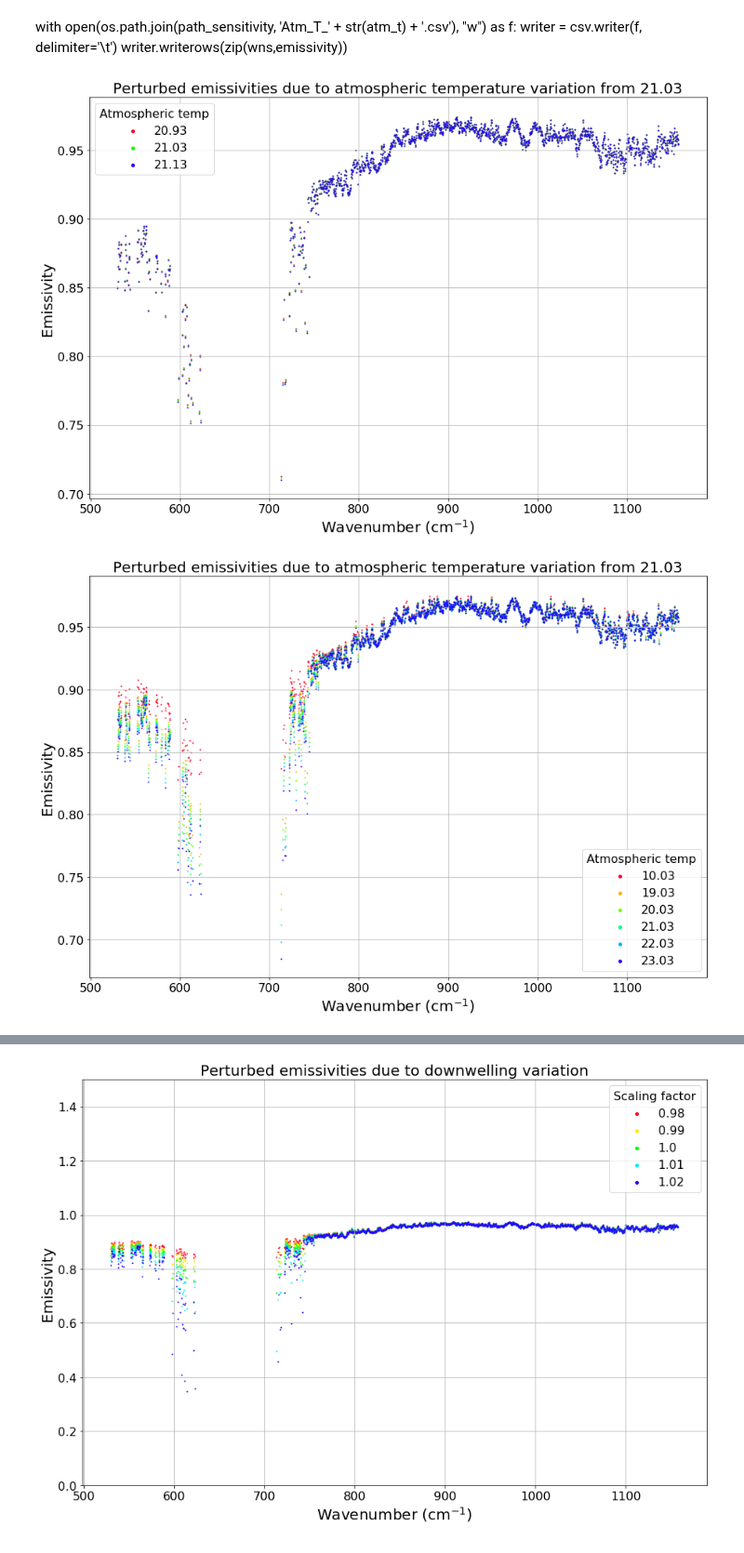
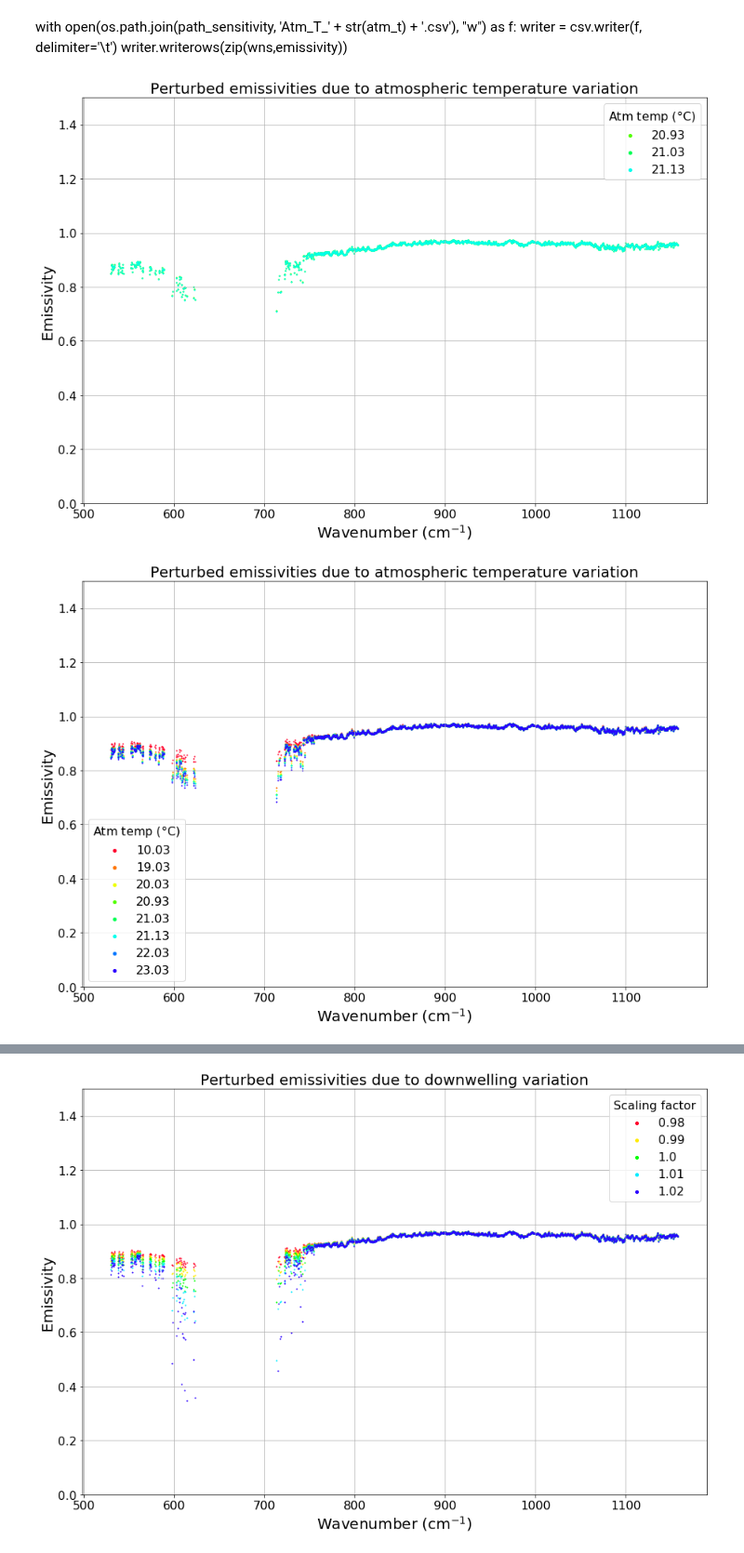
Before and after one commit to micolbedarida/MSci_Project, a Jupyter notebook: Sensitivity_Analysis_1503_Micol.ipynb, the cells around one changed output, grey strips where cells are left out. Shown at 93% size. Drawn from its saved outputs; the diff is of its cells as text; code cells hidden in the pictures.

```diff
--- a/Sensitivity_Analysis_1503_Micol.ipynb
+++ b/Sensitivity_Analysis_1503_Micol.ipynb
@@ -314,22 +302,31 @@ b3 = read_file(path_sensitivity, 'Atm_T_21.13.csv', separator='\t', rowstoskip=N
+# %%
+atm_files = sorted(glob.glob(path_sensitivity + '/' + 'Atm_T_' + '*'))
+
+atm_names = []
+perturbs_atm = []
+for file in atm_files:
+    file_end = os.path.basename(file)
+    perturbs_atm.append(read_file(path_sensitivity, file_end, separator = '\t', rowstoskip=None, head=None))
+    atm_names.append(file_end.strip('Atm_T_.csv'))
 # %%
-colors = cm.gist_rainbow(np.linspace(0, .8, 3)) # last number is number of colours you want
+colors = cm.gist_rainbow(np.linspace(0, .8, len(perturbs_atm))) # last number is number of colours you want
 
 plt.figure(figsize=(15,10))
-plt.scatter(b1[0],b1[1], s=1, label='20.93', c=colors[0])
-plt.scatter(b1[0],b2[1], s=1, label='21.03', c=colors[1])
-plt.scatter(b1[0],b3[1], s=1, label='21.13', c=colors[2])
 
-plt.title('Perturbed emissivities due to atmospheric temperature variation from 21.03', fontsize=20)
+for (l,name, color) in zip(perturbs_atm[3:6], atm_names[3:6], colors[3:6]):
+    plt.scatter(l[0], l[1], s=1, label=name, c=color)
+
+plt.title('Perturbed emissivities due to atmospheric temperature variation', fontsize=20)
 plt.ylabel('Emissivity', fontsize=20)
 plt.xlabel('Wavenumber (cm$^{-1}$)', fontsize=20)
 plt.tick_params(labelsize=16, labelcolor='black')
 
-legend = plt.legend(fontsize=16, title='Atmospheric temp', markerscale=4)
+legend = plt.legend(fontsize=16, title='Atm temp ($\degree$C)', markerscale=4)
 plt.setp(legend.get_title(),fontsize=16)
-#plt.ylim(0.5,1.2)
+plt.ylim(0.,1.5)
 plt.grid()
 plt.show()
 # %% [output]
-[figure, old version]
+[figure, new version]
 # %%
 #Not very sensitive to atmospheric temperature!! Try with bigger temperature variations:
@@ -343,24 +333,22 @@ b8 = read_file(path_sensitivity, 'Atm_T_10.03.csv', separator='\t', rowstoskip=N
 # %%
-colors = cm.gist_rainbow(np.linspace(0, .8, 6)) # last number is number of colours you want
+colors = cm.gist_rainbow(np.linspace(0, .8, len(perturbs_atm))) # last number is number of colours you want
 
 plt.figure(figsize=(15,10))
-plt.scatter(b1[0],b8[1], s=1, label='10.03', c=colors[0])
-plt.scatter(b1[0],b7[1], s=1, label='19.03', c=colors[1])
-plt.scatter(b1[0],b6[1], s=1, label='20.03', c=colors[2])
-plt.scatter(b1[0],b2[1], s=1, label='21.03', c=colors[3])
-plt.scatter(b1[0],b4[1], s=1, label='22.03', c=colors[4])
-plt.scatter(b1[0],b5[1], s=1, label='23.03', c=colors[5])
-plt.title('Perturbed emissivities due to atmospheric temperature variation from 21.03', fontsize=20)
+
+for (l,name, color) in zip(perturbs_atm, atm_names, colors):
+    plt.scatter(l[0], l[1], s=1, label=name, c=color)
+
+plt.title('Perturbed emissivities due to atmospheric temperature variation', fontsize=20)
 plt.ylabel('Emissivity', fontsize=20)
 plt.xlabel('Wavenumber (cm$^{-1}$)', fontsize=20)
 plt.tick_params(labelsize=16, labelcolor='black')
-legend = plt.legend(fontsize=16, title='Atmospheric temp', markerscale=4)
+
+legend = plt.legend(fontsize=16, title='Atm temp ($\degree$C)', markerscale=4)
 plt.setp(legend.get_title(),fontsize=16)
-#plt.ylim(0.5,1.2)
+plt.ylim(0.,1.5)
 plt.grid()
-
 plt.show()
 # %% [output]
-[figure, old version]
+[figure, new version]
 # %%
 # Look at difference between each perturbation and the unperturbed one
```
Also changed, not shown: parts of 6 cells of this notebook, 1 other file.
